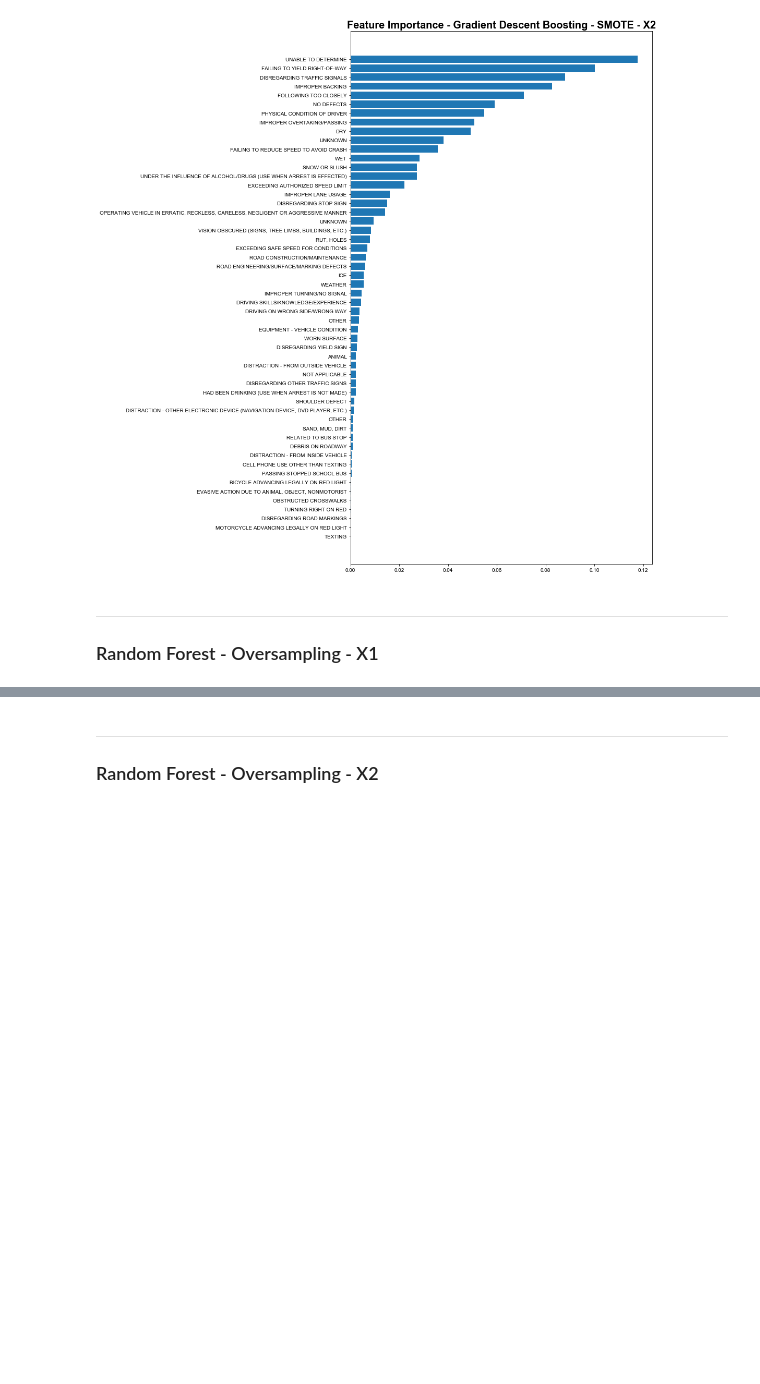
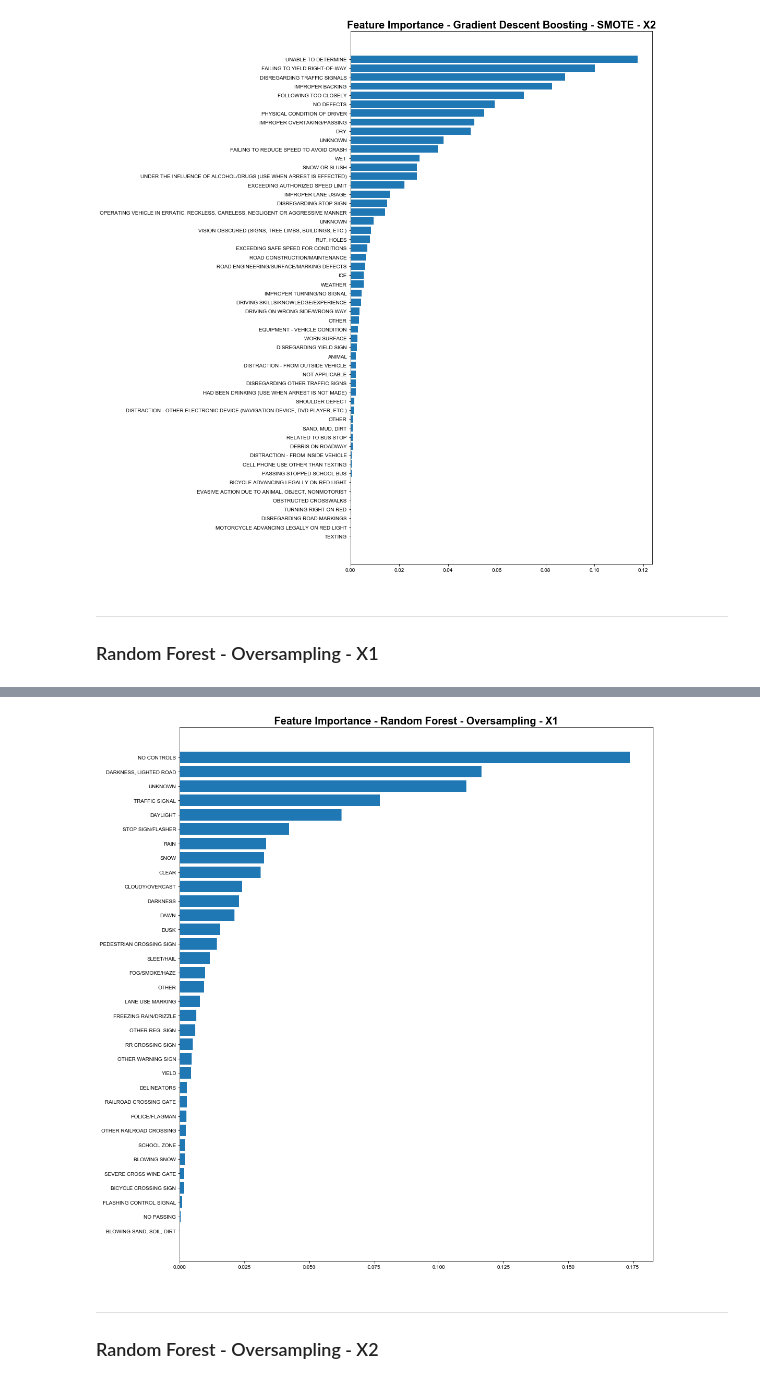
Before and after one commit to Morgan-Sell/chi-traffic-accidents, a Jupyter notebook: chi-transport-v2.ipynb, the cells around one changed output, grey strips where cells are left out. Cells and saved outputs as stored; diff of their text form; code cells hidden in the pictures; blank space fills up the shorter version.

```diff
--- a/chi-transport-v2.ipynb
+++ b/chi-transport-v2.ipynb
@@ -652,3 +703,27 @@ weighted avg       0.97      0.63      0.76     58416
+# %%
+feat_imp_rf_os_1 = rf_rndm_os.feature_importances_
+dct_imp_rf_os_1 = {}
+for feat, val in zip(X_1_dum.columns, feat_imp_rf_os_1):
+    dct_imp_rf_os_1[feat] = val
+df_imp_rf_os_1 = pd.DataFrame(dct_imp_rf_os_1, index=[0]).unstack().reset_index()
+df_imp_rf_os_1.drop('level_1', axis=1, inplace=True)
+df_imp_rf_os_1.columns= ['feature', 'feat_importance']
+
+df_imp_rf_os_1 = df_imp_rf_os_1.sort_values('feat_importance')
+
+fig, ax = plt.subplots(figsize=(15,15))
+y_pos = np.arange(1, len(df_imp_rf_os_1)+1)
+
+#plt.barh(pos_gdbt_2, energy, color='green', xerr=variance)
+ax.barh(y=y_pos, width=df_imp_rf_os_1['feat_importance'])
+
+ax.set_title("Feature Importance - Random Forest - Oversampling - X1", fontsize=20, fontweight='bold')
+ax.yaxis.set_ticks(y_pos)
+ax.set_yticklabels(labels=df_imp_rf_os_1['feature'])
+
+fig.tight_layout();
+# %% [output]
+[figure, added]
 # %% [markdown]
 ---
 ### Random Forest - Oversampling - X2
```
Also changed, not shown: parts of 19 cells of this notebook.
